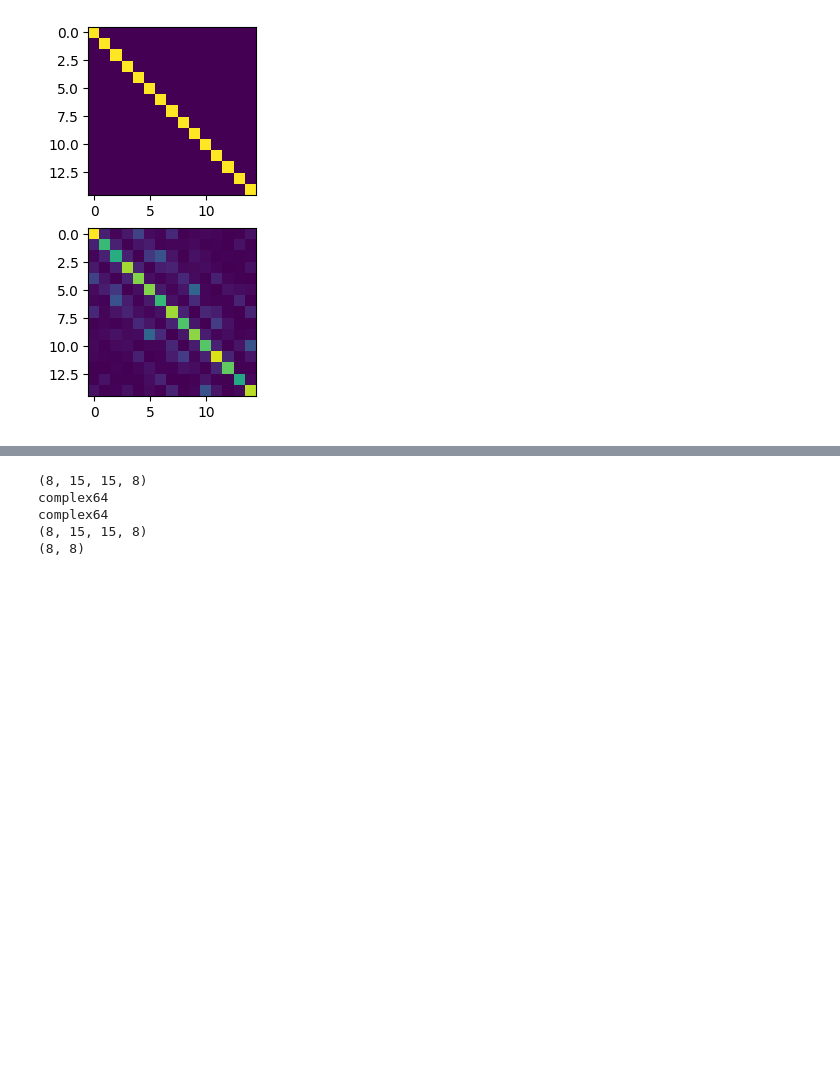
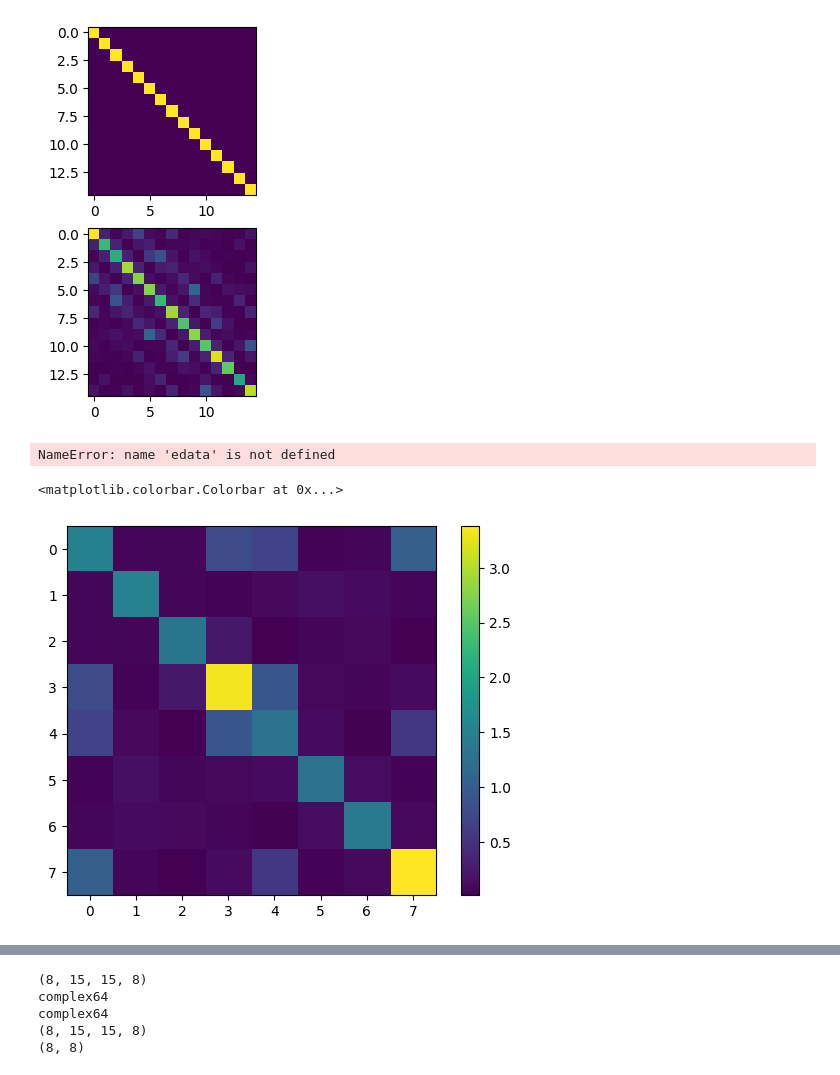
Before and after one commit to benrich37/crawfish, a Jupyter notebook: examples/s_uv_hack.ipynb, the cells around one changed output, grey strips where cells are left out. Saved outputs shown, nothing was run; the diff lists cells and outputs as text; code cells hidden in the pictures; blank space fills up the shorter version.

```diff
--- a/examples/s_uv_hack.ipynb
+++ b/examples/s_uv_hack.ipynb
@@ -12,27 +23,39 @@
 # %% [markdown]
 # Perform LOS on c_yj -> tilde{c}_yj
 # %%
-# edata = ElecData.from_calc_dir(ex_dir)
-# edata.norm_projs_t2()
-# c_tju = edata.proj_tju
-# print(np.shape(c_tju))
-# for j in range(edata.nbands):
-#     norm = np.dot(np.conj(c_tju[:, j, :]).flatten().T, c_tju[:, j, :].flatten())
-#     c_tju[:, j, :] /= np.sqrt(norm)
-# c_yj = np.reshape(c_tju, [edata.nstates*edata.nproj, edata.nbands])
-# s_jj = np.dot(c_yj.T.conj(), c_yj) # Big S
-# eigs, low_u = np.linalg.eigh(s_jj)
-# ss_jj = np.dot(low_u.T.conj(), np.dot(s_jj, low_u)) # Little s
-# nsqrt_ss_jj = np.eye(edata.nbands) * (eigs**(-.5)) # Little s^(-1/2)
-# low_s_jj = np.dot(low_u, np.dot(nsqrt_ss_jj, low_u.T.conj())) # Big S^(-1/2)
-# low_c_yj = np.dot(c_yj, low_s_jj) # LOS projection coefficients
-# low_c_sabcju = np.reshape(low_c_yj, np.shape(edata.proj_sabcju))
-# LL = np.dot(low_c_yj.T.conj(), low_c_yj)
-# LO = np.dot(low_c_yj.T.conj(), c_yj)
-# fig,ax = plt.subplots(nrows=2)
-# ax[0].imshow(np.abs(LL))
-# ax[1].imshow(np.abs(LO))
+edata = ElecData.from_calc_dir(ex_dir)
+edata.norm_projs_t2()
+c_tju = edata.proj_tju
+print(np.shape(c_tju))
+for j in range(edata.nbands):
+    norm = np.dot(np.conj(c_tju[:, j, :]).flatten().T, c_tju[:, j, :].flatten())
+    c_tju[:, j, :] /= np.sqrt(norm)
+c_yj = np.reshape(c_tju, [edata.nstates*edata.nproj, edata.nbands])
+s_jj = np.dot(c_yj.T.conj(), c_yj) # Big S
+eigs, low_u = np.linalg.eigh(s_jj)
+ss_jj = np.dot(low_u.T.conj(), np.dot(s_jj, low_u)) # Little s
+nsqrt_ss_jj = np.eye(edata.nbands) * (eigs**(-.5)) # Little s^(-1/2)
+low_s_jj = np.dot(low_u, np.dot(nsqrt_ss_jj, low_u.T.conj())) # Big S^(-1/2)
+low_c_yj = np.dot(c_yj, low_s_jj) # LOS projection coefficients
+low_c_sabcju = np.reshape(low_c_yj, np.shape(edata.proj_sabcju))
+LL = np.dot(low_c_yj.T.conj(), low_c_yj)
+LO = np.dot(low_c_yj.T.conj(), c_yj)
+fig,ax = plt.subplots(nrows=2)
+ax[0].imshow(np.abs(LL))
+ax[1].imshow(np.abs(LO))
 # %% [output]
 (54, 15, 8)
 <matplotlib.image.AxesImage at 0x...>
 [figure]
+# %%
+proj_sabcju = edata.proj_sabcju
+dual_proj_sabcju = 1/proj_sabcju
+# %% [output]
+NameError: name 'edata' is not defined
+# %%
+S_uu = np.tensordot(low_c_sabcju.conj().T, low_c_sabcju, axes=([5, 4, 3, 2, 1], [0, 1, 2, 3, 4]))
+plt.imshow(np.abs(S_uu))
+plt.colorbar()
+# %% [output]
+<matplotlib.colorbar.Colorbar at 0x...>
+[figure, added]
```
Also changed, not shown: parts of 7 cells of this notebook, 8 other files.
